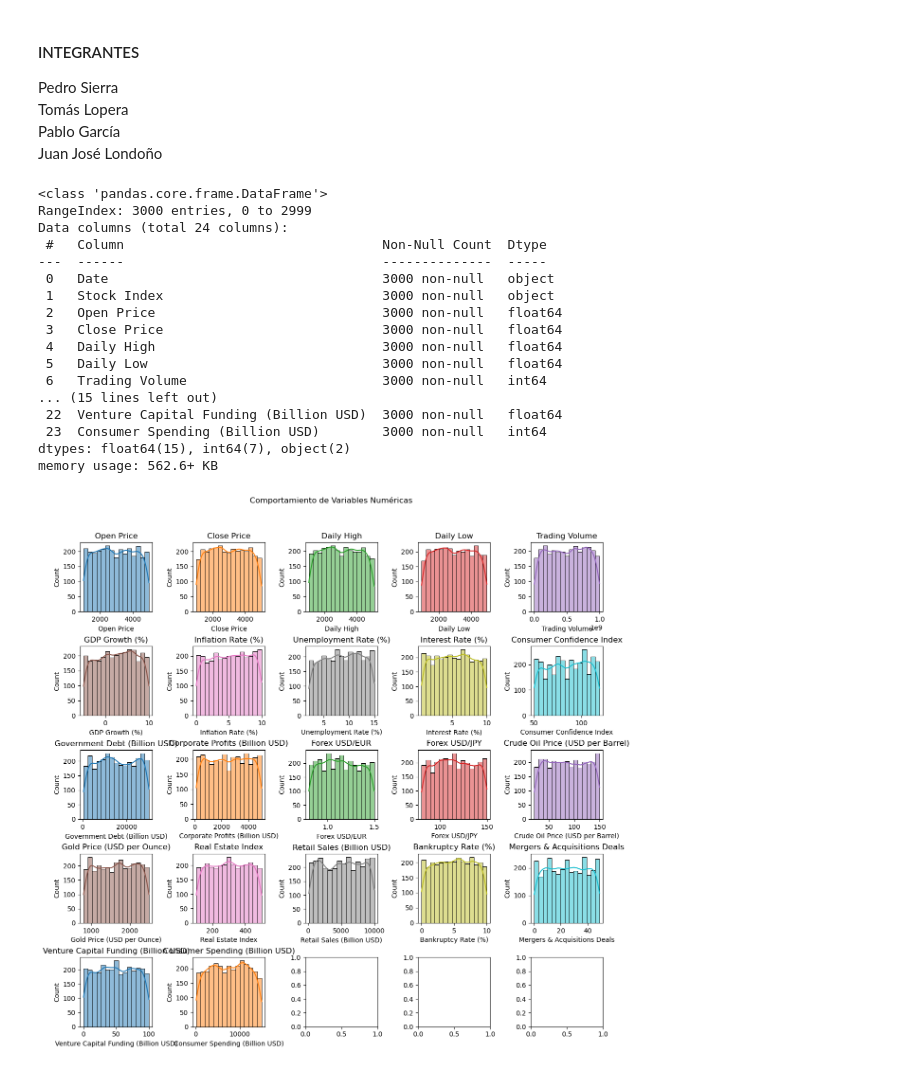
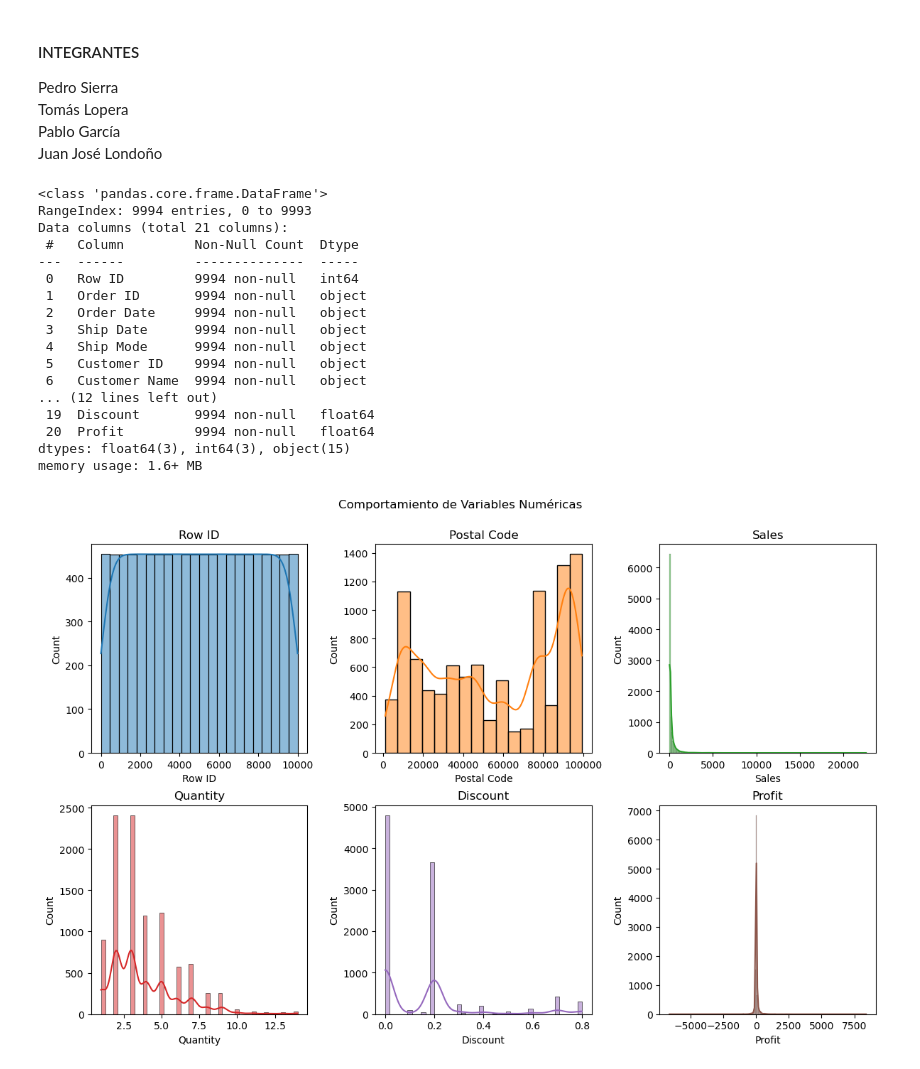
Before and after one commit to PedroSierraA/BusinessInteligence, a Jupyter notebook: DataAnalysis/FinancialWWH.ipynb, the cells around one changed output. Drawn from its saved outputs; the diff is of its cells as text; code cells hidden in the pictures.

```diff
--- a/DataAnalysis/FinancialWWH.ipynb
+++ b/DataAnalysis/FinancialWWH.ipynb
@@ -34,42 +7,43 @@ print(df.head())
 # %%
 import pandas as pd
 
-df  = pd.read_csv('finance_economics_dataset.csv')
+
+df = pd.read_csv('store.csv', encoding='cp1252')
 # %%
 df.info()
 # %% [output]
 <class 'pandas.core.frame.DataFrame'>
-RangeIndex: 3000 entries, 0 to 2999
-Data columns (total 24 columns):
- #   Column                                 Non-Null Count  Dtype
----  ------                                 --------------  -----
- 0   Date                                   3000 non-null   object
- 1   Stock Index                            3000 non-null   object
- 2   Open Price                             3000 non-null   float64
- 3   Close Price                            3000 non-null   float64
- 4   Daily High                             3000 non-null   float64
- 5   Daily Low                              3000 non-null   float64
- 6   Trading Volume                         3000 non-null   int64
-... (15 lines left out)
- 22  Venture Capital Funding (Billion USD)  3000 non-null   float64
- 23  Consumer Spending (Billion USD)        3000 non-null   int64
-dtypes: float64(15), int64(7), object(2)
-memory usage: 562.6+ KB
+RangeIndex: 9994 entries, 0 to 9993
+Data columns (total 21 columns):
+ #   Column         Non-Null Count  Dtype
+---  ------         --------------  -----
+ 0   Row ID         9994 non-null   int64
+ 1   Order ID       9994 non-null   object
+ 2   Order Date     9994 non-null   object
+ 3   Ship Date      9994 non-null   object
+ 4   Ship Mode      9994 non-null   object
+ 5   Customer ID    9994 non-null   object
+ 6   Customer Name  9994 non-null   object
+... (12 lines left out)
+ 19  Discount       9994 non-null   float64
+ 20  Profit         9994 non-null   float64
+dtypes: float64(3), int64(3), object(15)
+memory usage: 1.6+ MB
 # %%
 import matplotlib.pyplot as plt
 import seaborn as sb
-fig, ax = plt.subplots(5, 5, figsize = (12, 12))
+fig, ax = plt.subplots(2, 3, figsize = (12, 8))
 ax = ax.flat
 num_col = df.select_dtypes(include = ['int64', 'float64']).columns
 for i, col in enumerate(num_col):
     sb.histplot(data = df, x = col,
                 kde = True, color = (list(plt.rcParams['axes.prop_cycle']) * 7)[i]['color'], ax = ax[i])
     ax[i].set_title(col)
 fig.tight_layout()
 fig.subplots_adjust(top = 0.9)
 fig.suptitle('Comportamiento de Variables Numéricas')
 plt.show()
 # %% [output]
-[figure, old version]
+[figure, new version]
 # %%
 ##GRÁFICOS DE TORTA
```
Also changed, not shown: parts of 11 cells of this notebook, 5 other files.
